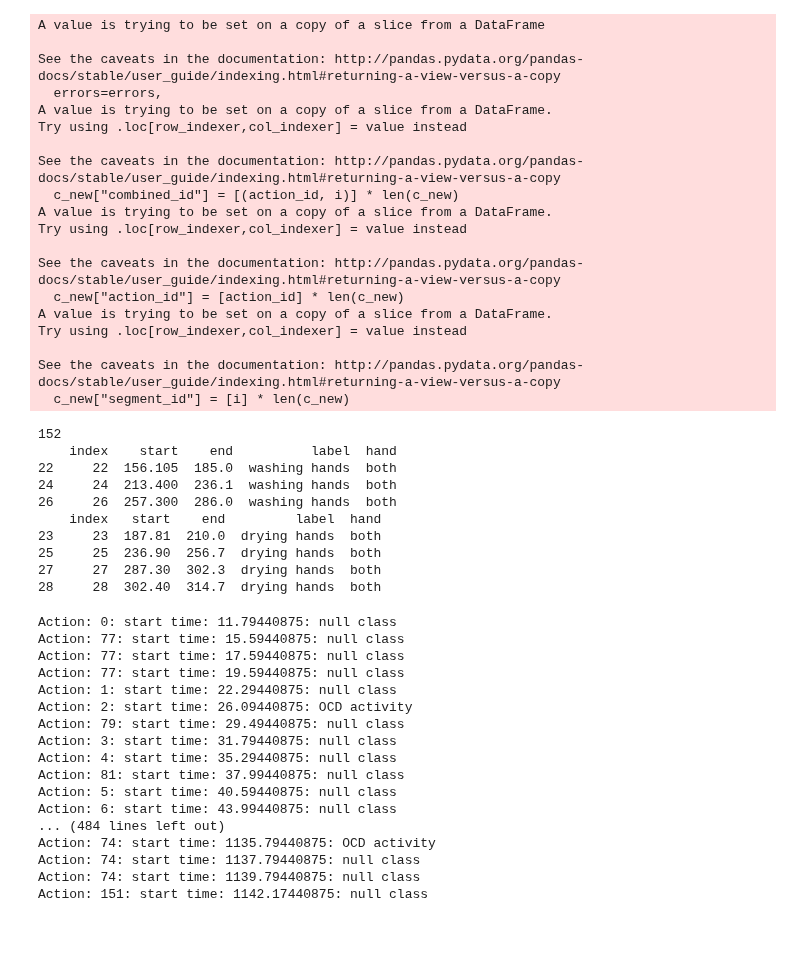
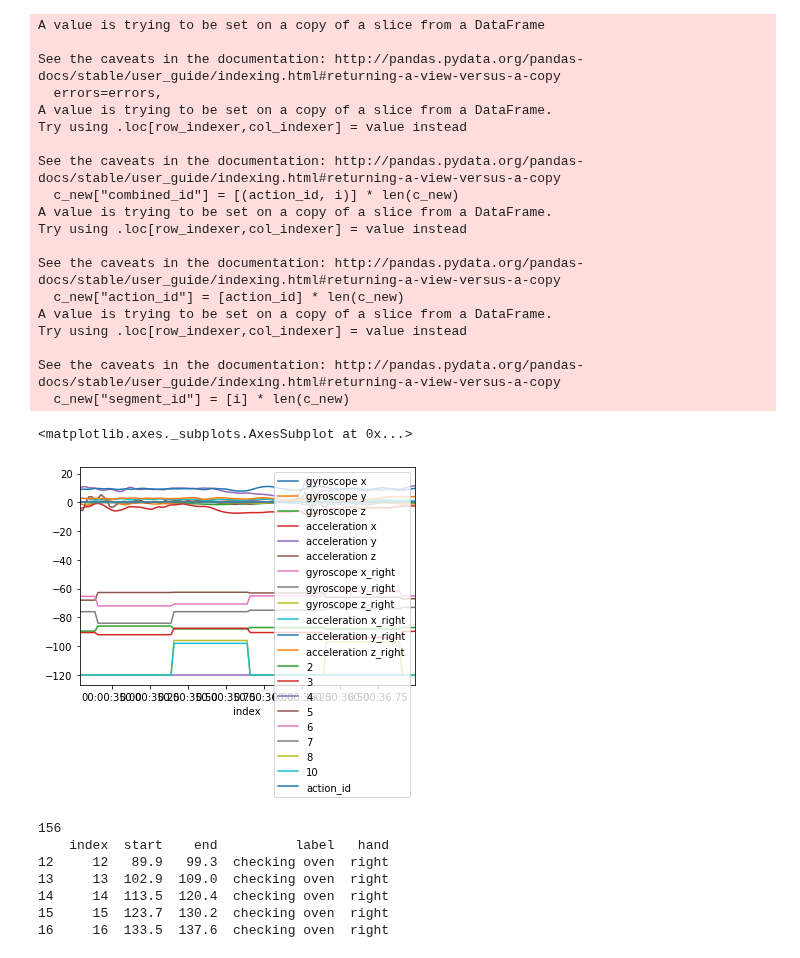
Before and after one commit to mp-mental-health-2020/mp-mental-health-2020, a Jupyter notebook: src/experiments/OCD Recognition.ipynb, the cells around one changed output. Saved outputs shown, nothing was run; the diff lists cells and outputs as text; code cells hidden in the pictures.

Commit message:
runs more tests

```diff
--- a/src/experiments/OCD Recognition.ipynb
+++ b/src/experiments/OCD Recognition.ipynb
@@ -95,7 +119,7 @@ Best scoring model LDA has average f score of 0.87
 # %%
 # test on long recording
 
-test_data_dir = experiment_dir_path + "Marvin/"
+test_data_dir = experiment_dir_path + "Anne/"
 chunks_test, null_chunks_test, y_test = read_experiments_in_dir([test_data_dir], sample_rate, drop_lin_acc=True,
                                                  require_indoor=use_indoor)
 
@@ -105,6 +129,7 @@ chunks_ocd_test, chunks_null_class_test = preprocess_chunks_for_null_test(chunks
 chunks_test_all = list(sum(zip(chunks_ocd_test, chunks_null_class_test),())) # we might need to append the last element from the chunks_test at the end as well
 
 chunks_test_segmented, labels_test_segmented = segment_windows(chunks_test_all, ["Test"] * len(chunks_test_all), window_size, SEGMENTATION_NO_OVERLAP)
+#chunks_test_segmented = [chunks_test_all[] ]
 # %% [output]
 A value is trying to be set on a copy of a slice from a DataFrame
 
@@ -125,21 +150,23 @@ Try using .loc[row_indexer,col_indexer] = value instead
 
 See the caveats in the documentation: http://pandas.pydata.org/pandas-docs/stable/user_guide/indexing.html#returning-a-view-versus-a-copy
   c_new["segment_id"] = [i] * len(c_new)
+# %%
+chunks_test_all[0].plot(kind="line")
+# %% [output]
+<matplotlib.axes._subplots.AxesSubplot at 0x...>
+[figure, added]
 # %%
 print(len(chunks_test_all))
-print(y_test[y_test["label"] == "washing hands"])
-print(y_test[y_test["label"] == "drying hands"])
+print(y_test[y_test["label"] == "checking oven"])
+#print(y_test[y_test["label"] == "pulling door"])
 # %% [output]
-152
-    index    start    end          label  hand
-22     22  156.105  185.0  washing hands  both
-24     24  213.400  236.1  washing hands  both
-26     26  257.300  286.0  washing hands  both
-    index   start    end         label  hand
-23     23  187.81  210.0  drying hands  both
-25     25  236.90  256.7  drying hands  both
-27     27  287.30  302.3  drying hands  both
-28     28  302.40  314.7  drying hands  both
+156
+    index  start    end          label   hand
+12     12   89.9   99.3  checking oven  right
+13     13  102.9  109.0  checking oven  right
+14     14  113.5  120.4  checking oven  right
+15     15  123.7  130.2  checking oven  right
+16     16  133.5  137.6  checking oven  right
 # %%
 import pandas as pd
 # split into blocks of 10 chunks for which we want to predict
@@ -151,27 +178,15 @@ for b in blocks:
     X_test = extract_timeseries_features(current_df, use_indoor=use_indoor,
                                                               feature_set_config=feature_calculation_setting,
                                                               use_fingerprinting_approach=use_fingerprinting_approach)
+    #print(X_test.iloc[:10])
     impute(X_test)
     X_test = X_test.loc[:, list(selected_features)]
     X_test_scaled = scaler.transform(X_test)
-    predictions = predict(X=X_test, model=trained_model)
+    predictions = predict(X=X_test_scaled, model=trained_model)
     for i in range(block_size):
-        print("Action: {}: start time: {}: {}".format(b[i]["action_id"][0], b[i].reset_index()["index"][0].total_seconds(), predictions[i]))
+        binary_pred = 1 if predictions[i] == "OCD activity" else 0
+        print("{},{}".format(b[i].reset_index()["index"][0].total_seconds(), binary_pred))
+        #print("Action: {}: start time: {}: {}".format(b[i]["action_id"][0], b[i].reset_index()["index"][0].total_seconds(), predictions[i]))
+    del X_test
+    del X_test_scaled
+    del current_df
-# %% [output]
-Action: 0: start time: 11.79440875: null class
-Action: 77: start time: 15.59440875: null class
-Action: 77: start time: 17.59440875: null class
-Action: 77: start time: 19.59440875: null class
-Action: 1: start time: 22.29440875: null class
-Action: 2: start time: 26.09440875: OCD activity
-Action: 79: start time: 29.49440875: null class
-Action: 3: start time: 31.79440875: null class
-Action: 4: start time: 35.29440875: null class
-Action: 81: start time: 37.99440875: null class
-Action: 5: start time: 40.59440875: null class
-Action: 6: start time: 43.99440875: null class
-... (484 lines left out)
-Action: 74: start time: 1135.79440875: OCD activity
-Action: 74: start time: 1137.79440875: null class
-Action: 74: start time: 1139.79440875: null class
-Action: 151: start time: 1142.17440875: null class
```
Also changed, not shown: parts of 5 cells of this notebook, 10 other files.
